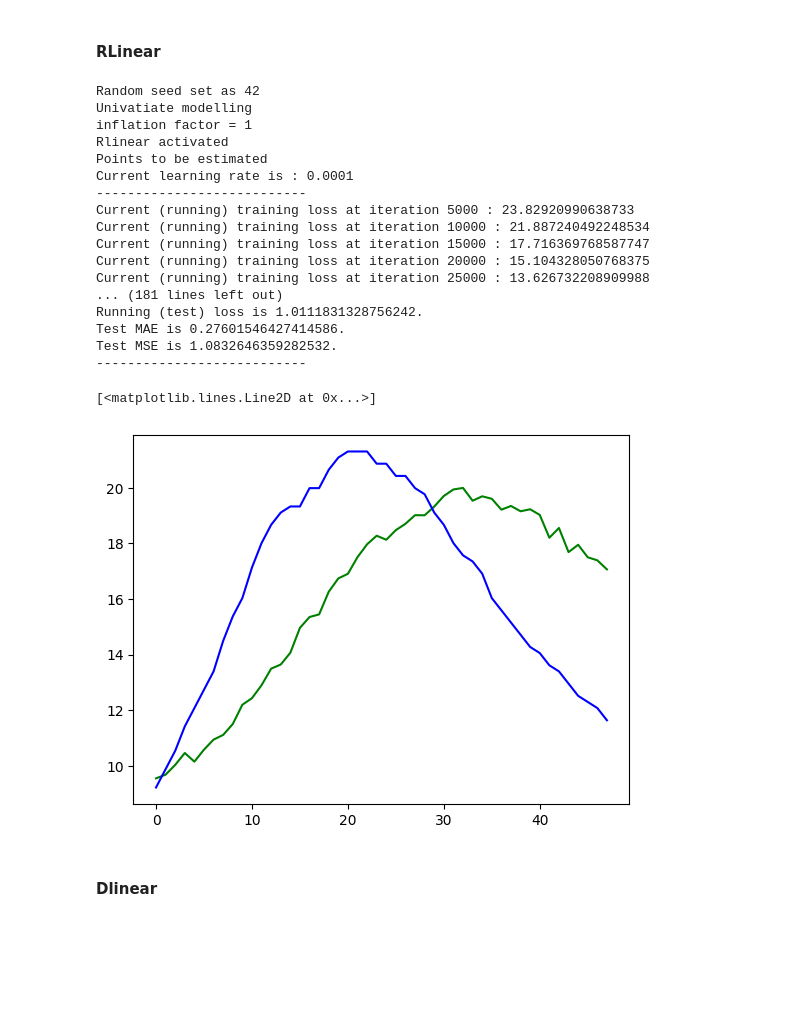
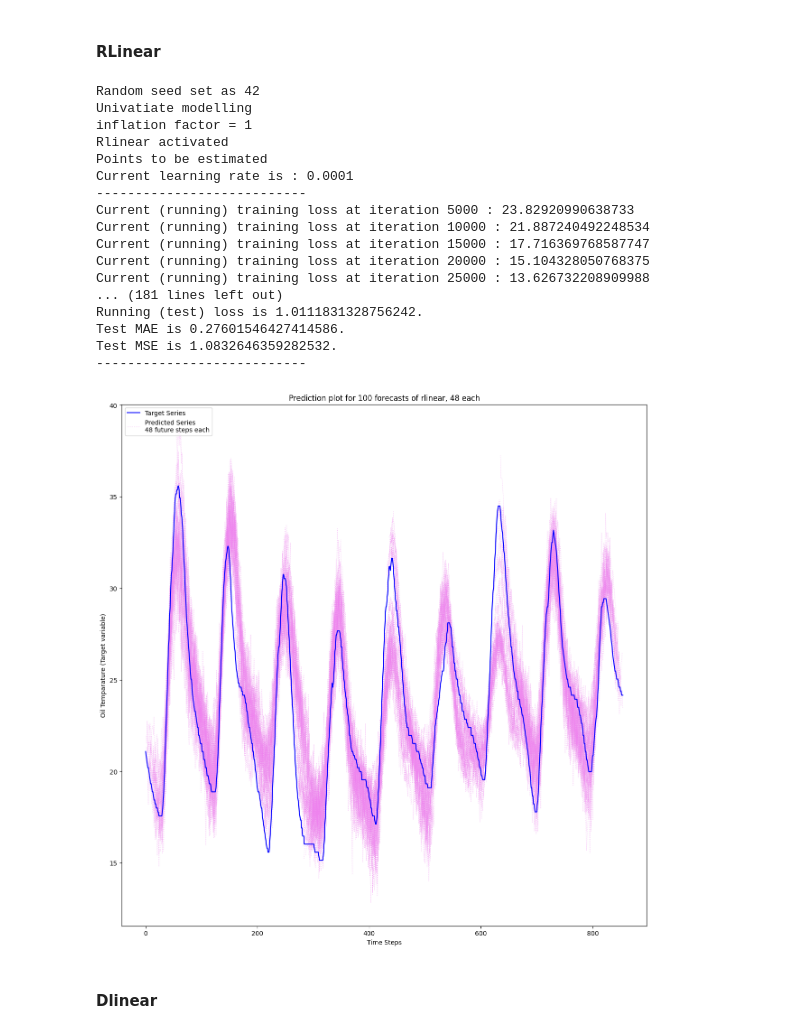
Before and after one commit to nickhanabah/time_series_experiment, a Jupyter notebook: experimentsETTm2.ipynb, the cells around one changed output. Cells and saved outputs as stored; diff of their text form; code cells hidden in the pictures; blank space fills up the shorter version.

```diff
--- a/experimentsETTm2.ipynb
+++ b/experimentsETTm2.ipynb
@@ -44,48 +45,36 @@ net = train(
             future_steps = future_steps,
             training_df = training_df,
             validation_df = test_df,
             feature_columns = feature_columns,
             target_column = target_column,
             learning_rate=learning_rate ,
             decomp_kernel_size= decomp_kernel_size,
             batch_size=batch_size,
             model = 'rlinear',
             modelling_task = modelling_task,
+            dataset_name = dataset_name
             )
 test_data = DataLoader(TimeSeriesDataset(test_df, future_steps= future_steps, target_column = target_column,feature_columns=feature_columns,p_lag=p_lag), batch_size=batch_size,drop_last=True)
-plot_multistep_forecast(test_data=test_data,  neural_net=net, future_steps=future_steps, number_of_forecasts=number_of_forecasts)
+plot_multistep_forecast(test_data=test_data, dataset_name = dataset_name, neural_net=net, future_steps=future_steps, number_of_forecasts=number_of_forecasts)
 # %% [output]
 Random seed set as 42
 Univatiate modelling
 inflation factor = 1
 Rlinear activated
 Points to be estimated
 Current learning rate is : 0.0001
 ---------------------------
 Current (running) training loss at iteration 5000 : 23.82920990638733
 Current (running) training loss at iteration 10000 : 21.887240492248534
 Current (running) training loss at iteration 15000 : 17.716369768587747
 Current (running) training loss at iteration 20000 : 15.104328050768375
 Current (running) training loss at iteration 25000 : 13.626732208909988
 ... (181 lines left out)
 Running (test) loss is 1.0111831328756242.
 Test MAE is 0.27601546427414586.
 Test MSE is 1.0832646359282532.
 ---------------------------
+[figure, added]
-# %%
-import matplotlib.pyplot as plt
-neti = net.eval()
-for i, (inputs, targets) in enumerate(test_data):
-    if i == 400:
-        break
-    else:
-        output = neti(inputs)
-
-plt.plot(output[1,:].tolist(), 'g')
-plt.plot(targets[1,0,:].tolist(), 'b')
-# %% [output]
-[<matplotlib.lines.Line2D at 0x...>]
-[figure, removed]
 # %% [markdown]
 #### Dlinear
 # %%
```
Also changed, not shown: parts of 4 cells of this notebook, 17 other files.
